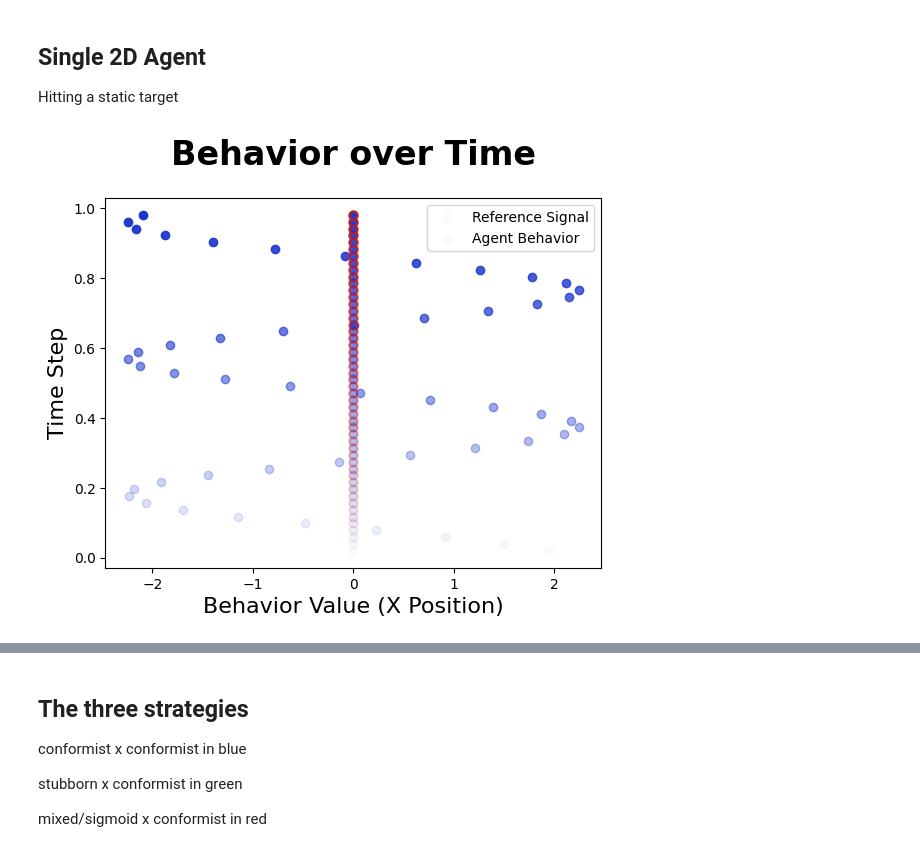
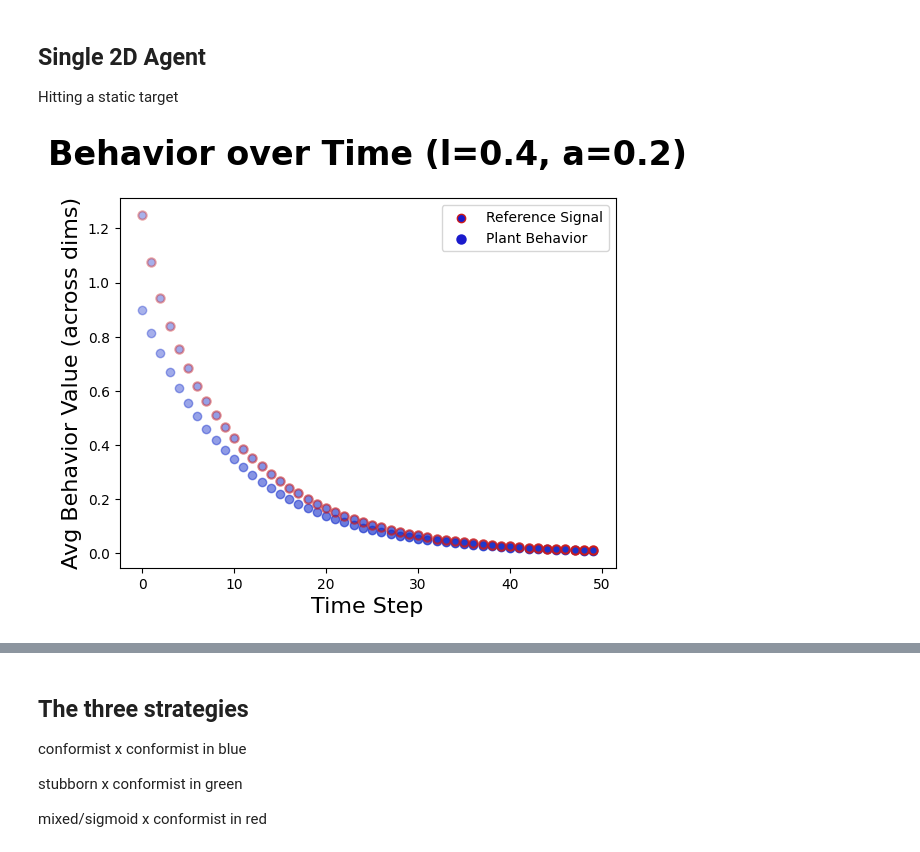
Before and after one commit to jprod/Control, a Jupyter notebook: for_paper.ipynb, the cells around one changed output, grey strips where cells are left out. Saved outputs shown, nothing was run; the diff lists cells and outputs as text; code cells hidden in the pictures.

```diff
--- a/for_paper.ipynb
+++ b/for_paper.ipynb
@@ -124,42 +159,52 @@ plant1 = Plant(transition_matrix=T1,
 # %%
 %matplotlib inline
+plt.clf()
 trials = 50
 ticks = [n for n in range(trials)]
 color = (0.1,0.2,0.8,0.1)
 behavior1 = np.array([0,0])
-controller_error = []
+agent1_error = []
+agent1_state = []
 agent1_behaviors = []
+agent1_outside_behaviors = []
 plant_outputs = []
 
 state = np.array([2.5])
-agent1_error = []
+agent1_total_error = []
+
+title_text = "Behavior over Time (l=0.4, a=0.2)"
 #hfont = {'fontname':'SuperClarendon'}
 #plt.scatter(R1[0],R1[1], c=(0.1,0.1,0.8), edgecolors=[0.8,0.1,0.1], linewidths=1.5)
 for t in range(trials):
-    color1 = [0.1,0.2,0.8, (t+1)/(trials+1)]
+    color1 = [0.1,0.2,0.8, (t+30)/(trials+30)]
     b1 = agent1.go(state)
     plant_output = plant1.transition(b1)
 
+    # Loggers
+    agent1_error.append(agent1.get_error())
+    agent1_state.append(agent1.get_state())
     agent1_behaviors.append(agent1.get_output())
+    agent1_outside_behaviors.append(b1)
+
+
     plant_outputs.append(plant_output)
-    controller_error.append(agent1.get_error())
-    agent1_error.append(sum(abs(agent1.get_error())/len(agent1.get_error())))
+    agent1_total_error.append(sum(abs(agent1.get_error())/len(agent1.get_error())))
 
     behavior1 = b1
     state = plant_output
 
-    color = [0.1,0.1,0.8, (t+1)/(trials+1)]
-    plt.scatter(plant_output[0],(t+1)/(trials+1),c=tuple(color1))
-    pl.scatter(agent1.get_reference()[0],(t+1)/(trials+1),c=tuple(color1), edgecolors=[0.8,0.1,0.1, color1[3]], linewidth=1.5)
-    plt.legend([[agent1.get_reference()[0], 0], state], labels=["Reference Signal", "Agent Behavior"])
+    color = [0.1,0.1,0.8, (t+30)/(trials+30)]
+    plt.scatter(t,np.mean(plant_output[0]),c=tuple(color1))
+    pl.scatter(t,np.mean(agent1.get_reference()[0]),c=tuple(color1), edgecolors=[0.8,0.1,0.1, color1[3]], linewidth=1.5)
+    plt.legend([[np.mean(agent1.get_reference()[0]), 0], state], labels=["Reference Signal", "Plant Behavior"])
     lg = plt.gca().get_legend()
-    # lg.legendHandles[0].set_color((0.1,0.1,0.8))
-    # lg.legendHandles[0].set_edgecolor((0.8,0.1,0.1))
-    # lg.legendHandles[1].set_color((0.1,0.1,0.8))
+    lg.legend_handles[0].set_color((0.1,0.1,0.8))
+    lg.legend_handles[0].set_edgecolor((0.8,0.1,0.1))
+    lg.legend_handles[1].set_color((0.1,0.1,0.8))
     display.clear_output(wait=True)
-    plt.title("Behavior over Time", weight='bold', fontsize=24, pad=24)
-    plt.xlabel("Behavior Value (X Position)", fontsize=16)
-    plt.ylabel("Time Step", fontsize=16)
+    plt.title(title_text, weight='bold', fontsize=24, pad=24)
+    plt.ylabel("Avg Behavior Value (across dims)", fontsize=16)
+    plt.xlabel("Time Step", fontsize=16)
     display.display(plt.gcf())
 # %% [output]
-[figure, old version]
+[figure, new version]
```
Also changed, not shown: parts of 7 cells of this notebook, 1 other file.
